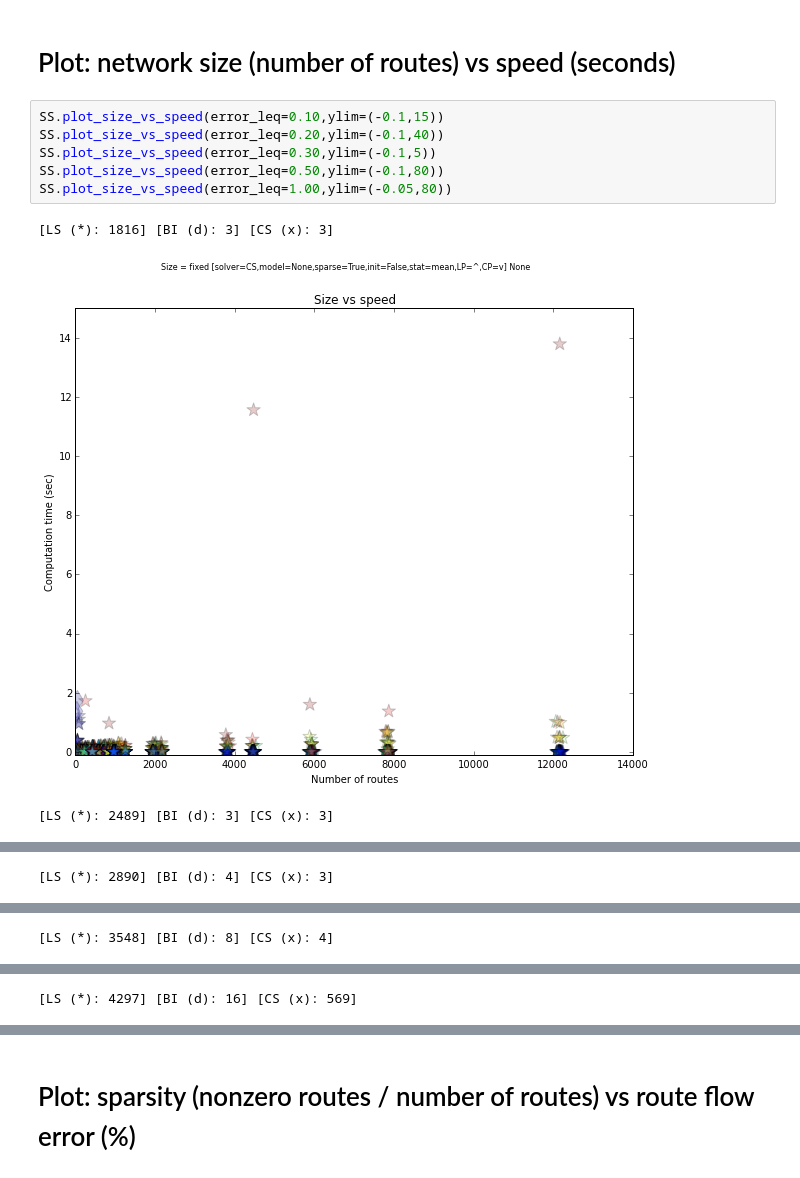
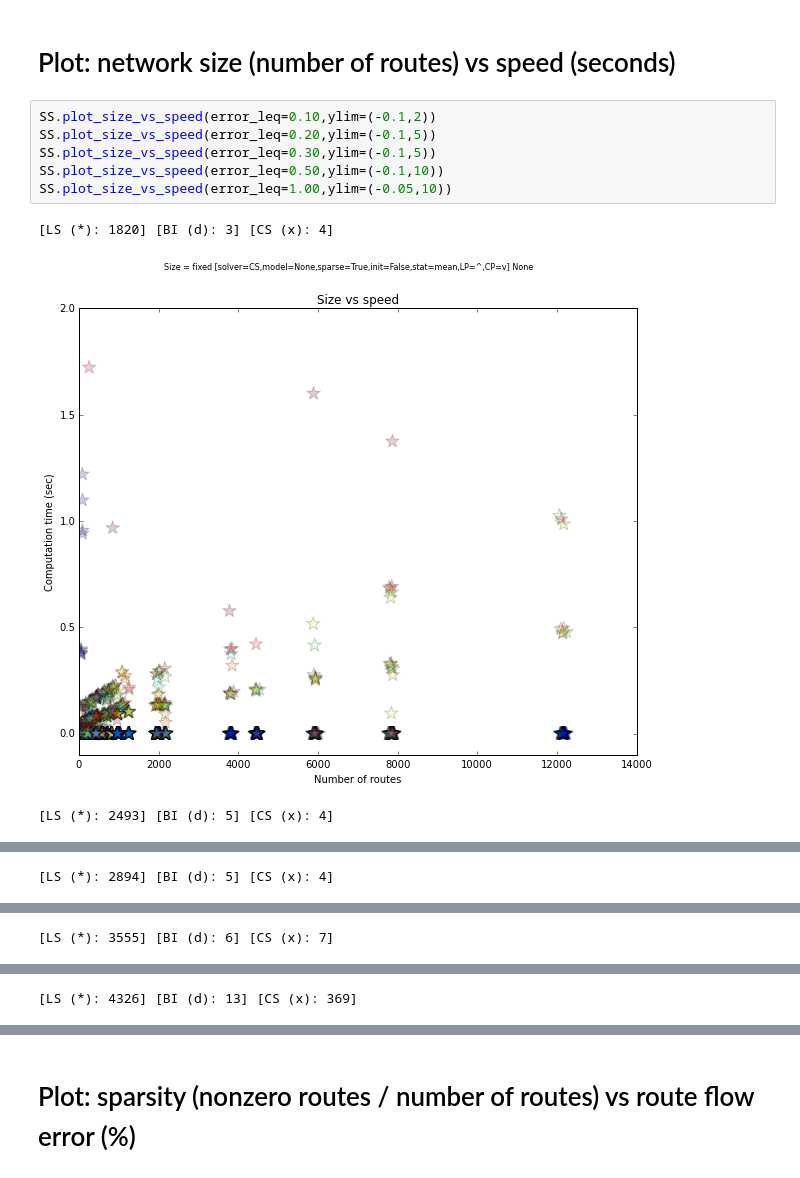
Before and after one commit to cathywu/traffic-estimation-comparison, a Jupyter notebook: ScenarioSpace Plots.ipynb, the cells around one changed output, grey strips where cells are left out. Saved outputs shown, nothing was run; the diff lists cells and outputs as text.

```diff
--- a/ScenarioSpace Plots.ipynb
+++ b/ScenarioSpace Plots.ipynb
@@ -48,12 +55,12 @@ LSQR: b, LS: g, CS: r, BI: c
 # %% [markdown]
 # Plot: network size (number of routes) vs speed (seconds)
 # %%
-SS.plot_size_vs_speed(error_leq=0.10,ylim=(-0.1,15))
-SS.plot_size_vs_speed(error_leq=0.20,ylim=(-0.1,40))
+SS.plot_size_vs_speed(error_leq=0.10,ylim=(-0.1,2))
+SS.plot_size_vs_speed(error_leq=0.20,ylim=(-0.1,5))
 SS.plot_size_vs_speed(error_leq=0.30,ylim=(-0.1,5))
-SS.plot_size_vs_speed(error_leq=0.50,ylim=(-0.1,80))
-SS.plot_size_vs_speed(error_leq=1.00,ylim=(-0.05,80))
+SS.plot_size_vs_speed(error_leq=0.50,ylim=(-0.1,10))
+SS.plot_size_vs_speed(error_leq=1.00,ylim=(-0.05,10))
 # %% [output]
-[LS (*): 1816] [BI (d): 3] [CS (x): 3]
+[LS (*): 1820] [BI (d): 3] [CS (x): 4]
-[figure, old version]
+[figure, new version]
-[LS (*): 2489] [BI (d): 3] [CS (x): 3]
+[LS (*): 2493] [BI (d): 5] [CS (x): 4]
@@ -61 +68 @@ SS.plot_size_vs_speed(error_leq=1.00,ylim=(-0.05,80))
-[LS (*): 2890] [BI (d): 4] [CS (x): 3]
+[LS (*): 2894] [BI (d): 5] [CS (x): 4]
@@ -63 +70 @@ SS.plot_size_vs_speed(error_leq=1.00,ylim=(-0.05,80))
-[LS (*): 3548] [BI (d): 8] [CS (x): 4]
+[LS (*): 3555] [BI (d): 6] [CS (x): 7]
@@ -65 +72 @@ SS.plot_size_vs_speed(error_leq=1.00,ylim=(-0.05,80))
-[LS (*): 4297] [BI (d): 16] [CS (x): 569]
+[LS (*): 4326] [BI (d): 13] [CS (x): 369]
```
Also changed, not shown: parts of 7 cells of this notebook, 1 other file.
